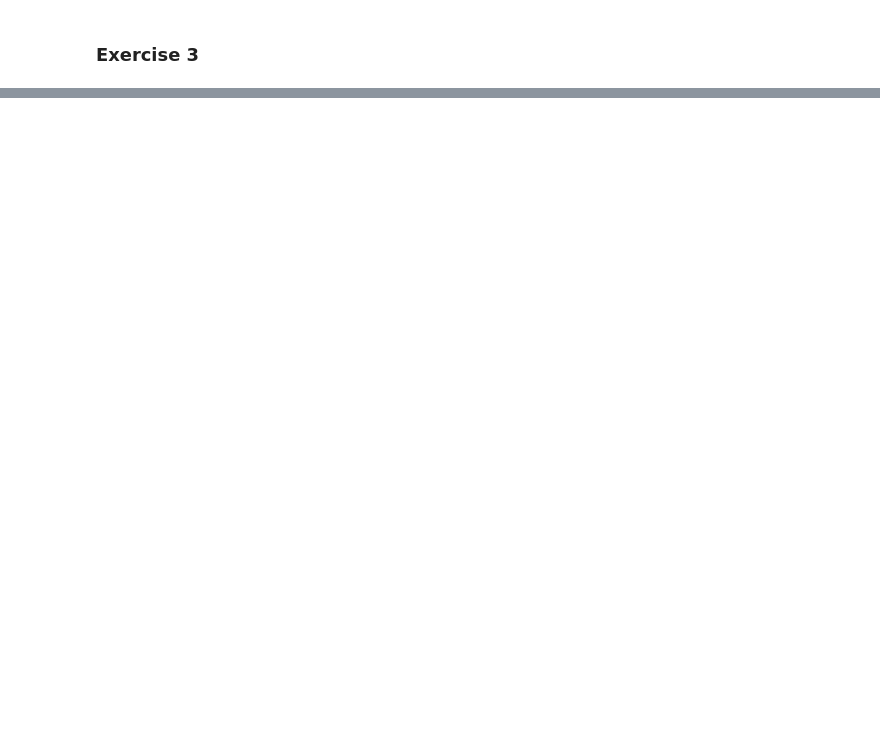
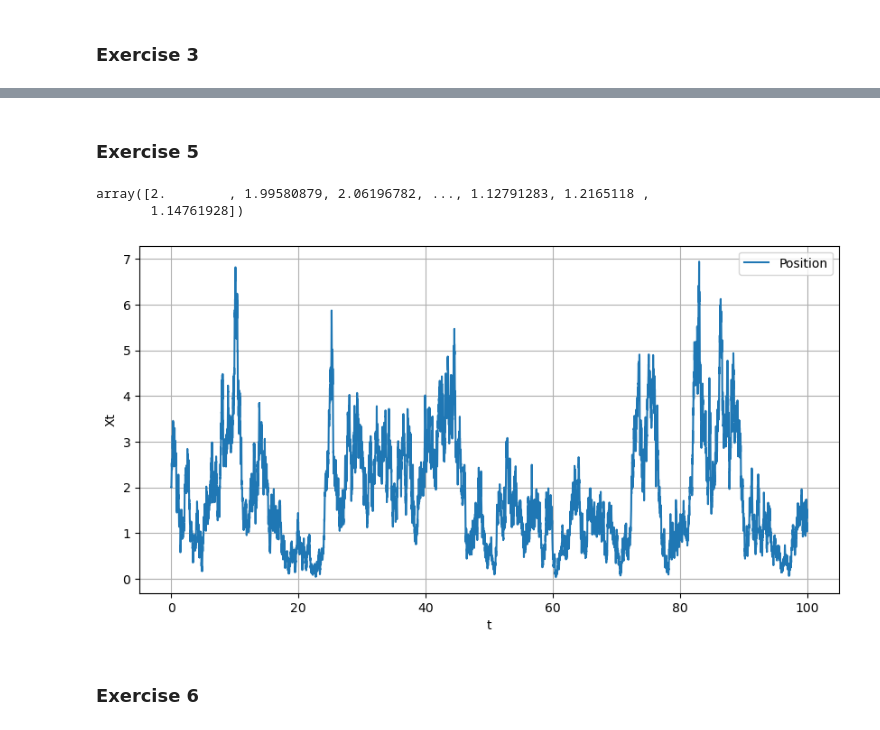
Before and after one commit to muhammadhussain-ops/02425-Diffusions-and-stochastic-differential-equations, a Jupyter notebook: WEEK5.ipynb, the cells around one changed output, grey strips where cells are left out. Drawn from its saved outputs; the diff is of its cells as text; code cells hidden in the pictures; blank space fills up the shorter version.

```diff
--- a/WEEK5.ipynb
+++ b/WEEK5.ipynb
@@ -98,0 +264,2 @@ plt.show()
+# %% [markdown]
+### Exercise 5
@@ -98,0 +284,48 @@ plt.show()
+# %%
+lmda = 1/2
+gamma = 1
+chsi = 2
+
+T = 100
+dt = 0.01
+x = chsi
+
+
+
+f = lambda x: lmda * (chsi - x)
+g = lambda x: gamma*np.sqrt(np.abs(x))
+
+Bt = Brownian(partition)
+
+def eulersumL(f,g,T,dt,x):
+    N = int(T/dt)
+    t = np.linspace(0, T, N)
+    X = np.zeros(N)
+    X[0] = x
+
+
+    for i in range(1, N):
+
+        X[i] = X[i-1] + f(X[i-1])* dt + g(X[i-1]) * (Bt[i] - Bt[i-1])
+    return t, X
+
+t, XL = eulersumL(f, g, T, dt, x)
+XL
+# %% [output]
+array([2.        , 1.99580879, 2.06196782, ..., 1.12791283, 1.2165118 ,
+       1.14761928])
+# %%
+plt.figure(figsize=(10, 5))
+
+plt.plot(t, XL, label="Position")
+
+plt.xlabel("t")
+plt.ylabel("Xt")
+plt.legend()
+plt.grid()
+
+plt.show()
+# %% [output]
+[figure, added]
+# %% [markdown]
+### Exercise 6
```
Also changed, not shown: parts of 19 cells of this notebook.
